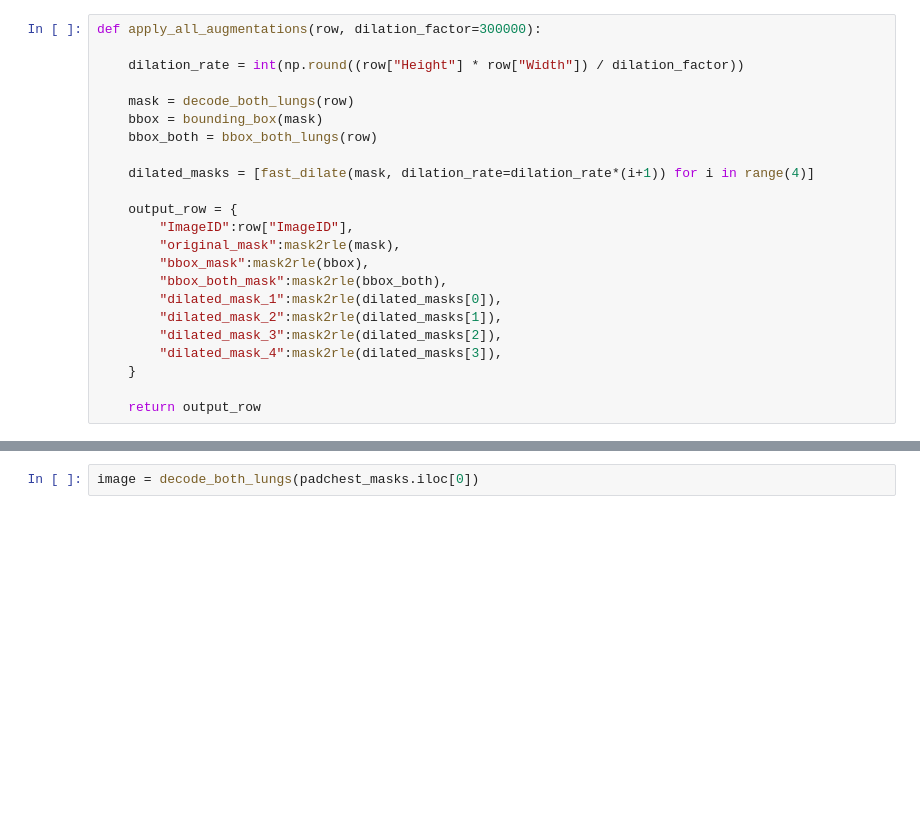
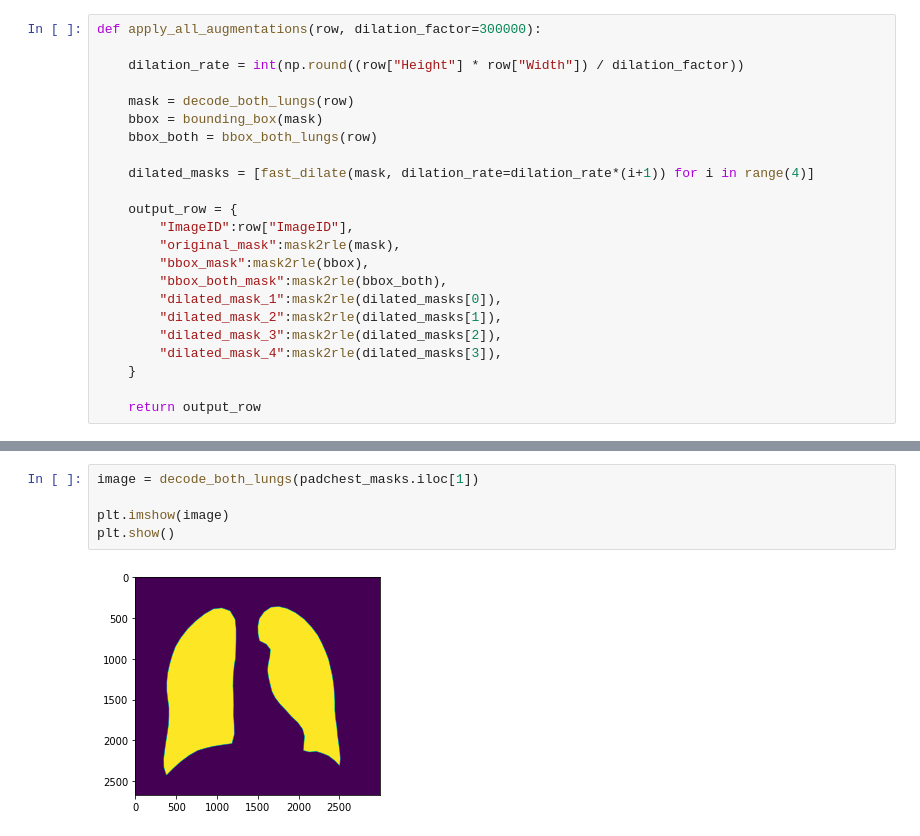
Before and after one commit to CasperAntonPoulsen/LabelReliability_and_PathologyDetection_in_ChestXrays, a Jupyter notebook: Segmentation_preprocessing/Segmentation_mask.ipynb, the cells around one changed output, grey strips where cells are left out. Cells and saved outputs as stored; diff of their text form; blank space fills up the shorter version.

```diff
--- a/Segmentation_preprocessing/Segmentation_mask.ipynb
+++ b/Segmentation_preprocessing/Segmentation_mask.ipynb
@@ -137,2 +382,7 @@ def apply_all_augmentations(row, dilation_factor=300000):
 # %%
-image = decode_both_lungs(padchest_masks.iloc[0])
+image = decode_both_lungs(padchest_masks.iloc[1])
+
+plt.imshow(image)
+plt.show()
+# %% [output]
+[figure, added]
```
Also changed, not shown: parts of 27 cells of this notebook, 33 other files.
